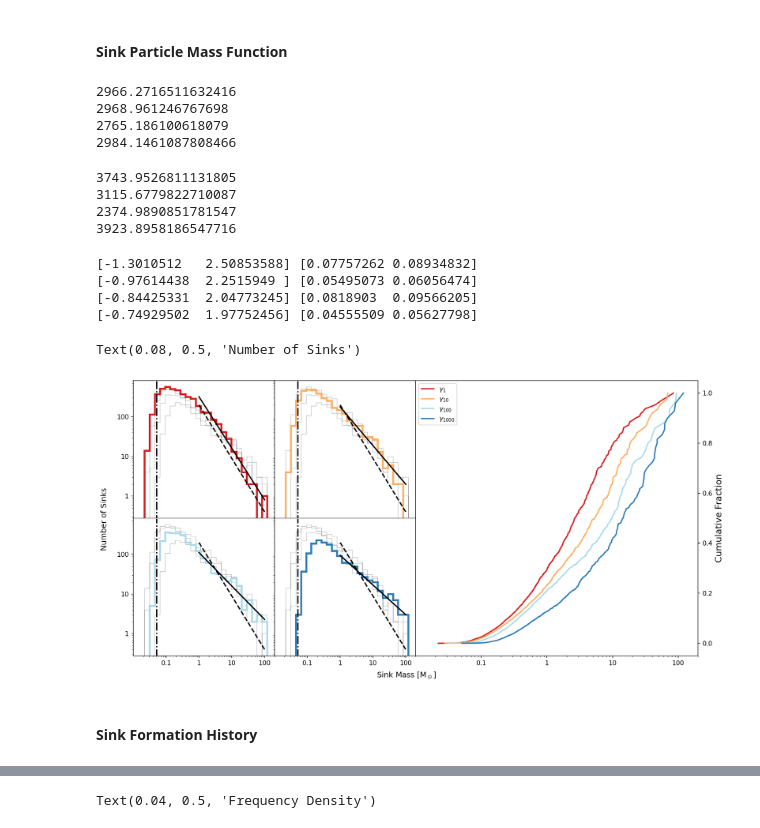
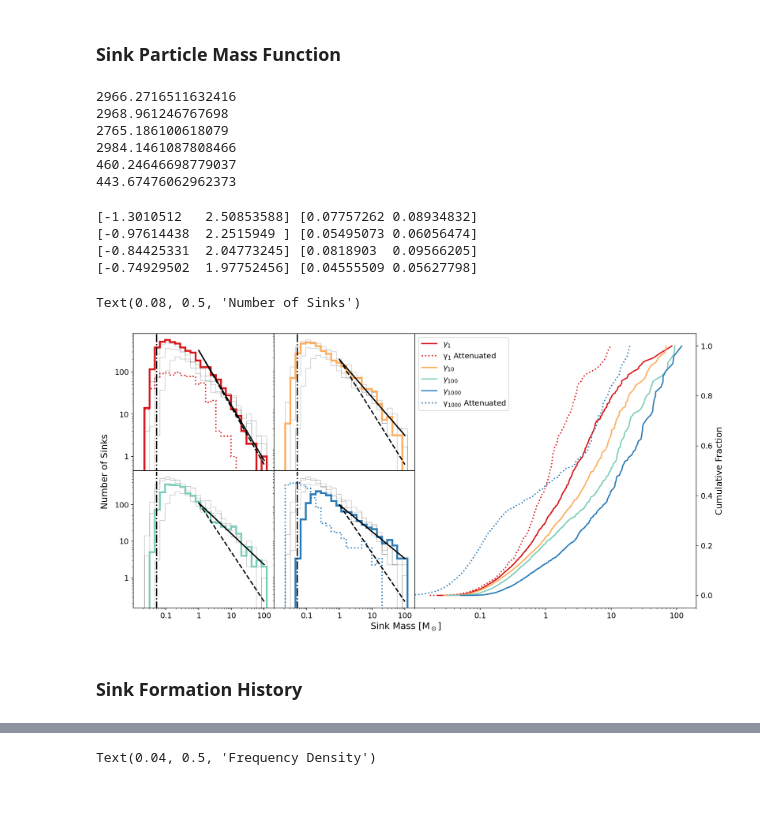
Before and after one commit to clonematthew/stardustCodes, a Jupyter notebook: sinkParticles.ipynb, the cells around one changed output, grey strips where cells are left out. Drawn from its saved outputs; the diff is of its cells as text; code cells hidden in the pictures; blank space fills up the shorter version.

```diff
--- a/sinkParticles.ipynb
+++ b/sinkParticles.ipynb
@@ -11,7 +12,7 @@ from aRead import readAREPO, readSinks
 import constants as c
 matplotlib.rcParams.update({'figure.dpi': 150})
 # %% [markdown]
-#### Sink Particle Mass Function
+### Sink Particle Mass Function
 # %%
 # Load in the sink data
 uv1s = readSinks(1, "/scratch/c.c1922522/bigClouds/UV1/sink_snap_148")
@@ -22,25 +23,17 @@ uv100s = readSinks(1, "/scratch/c.c1922522/bigClouds/UV100/sink_snap_166")
 print(np.sum(uv100s.sinkMass))
 uv1000s = readSinks(1, "/scratch/c.c1922522/bigClouds/UV1000/sink_snap_142")
 print(np.sum(uv1000s.sinkMass))
+
+uv1crs = readSinks(1, "/scratch/c.c1922522/bigClouds/UV1crAtt/sink_snap_089")
+uv1000crs = readSinks(1, "/scratch/c.c1922522/bigClouds/UV1000crAtt/sink_snap_087")
+print(np.sum(uv1crs.sinkMass))
+print(np.sum(uv1000crs.sinkMass))
 # %% [output]
 2966.2716511632416
 2968.961246767698
 2765.186100618079
 2984.1461087808466
+460.24646698779037
+443.67476062962373
-# %%
-# Load in the sink data
-uv1s = readSinks(1, "/scratch/c.c1922522/bigClouds/UV1/sink_snap_160")
-print(np.sum(uv1s.sinkMass))
-uv10s = readSinks(1, "/scratch/c.c1922522/bigClouds/UV10/sink_snap_160")
-print(np.sum(uv10s.sinkMass))
-uv100s = readSinks(1, "/scratch/c.c1922522/bigClouds/UV100/sink_snap_160")
-print(np.sum(uv100s.sinkMass))
-uv1000s = readSinks(1, "/scratch/c.c1922522/bigClouds/UV1000/sink_snap_160")
-print(np.sum(uv1000s.sinkMass))
-# %% [output]
-3743.9526811131805
-3115.6779822710087
-2374.9890851781547
-3923.8958186547716
 # %%
 # Create the bins to plot against
@@ -73,12 +65,14 @@ x = np.linspace(0, 2, 100)
 def jeansMass(density, temperature, mu=2.4):
     return ((np.pi * c.kB() / c.G())**(3/2) * (temperature**3 / (mu**4 * c.mProt()**4 * density))**(1/2)) / 1.991e33
 # %%
+plt.style.use("mattStyle")
+
 # Setup the figure and adjust
 fig, axs = plt.subplot_mosaic([['upper left', 'upper center', 'right', 'right'],
                                ['lower left', 'lower center', 'right', 'right']],
                               figsize=(16, 8), sharex=True)
 fig.subplots_adjust(hspace=0, wspace=0)
-matplotlib.rcParams.update({'figure.dpi': 150})
+#matplotlib.rcParams.update({'figure.dpi': 150})
 
 axes = ["upper left", "upper center", "lower left", "lower center"]
 labels = ["$\\gamma_1$", "$\\gamma_{10}$", "$\\gamma_{100}$", "$\\gamma_{1000}$"]
@@ -93,7 +87,11 @@ for i in range(4):
 
     hist = axs[axes[i]].hist(notThisPlot,  bins=bins, histtype="step", color=["k", "k", "k"], linestyle="-", alpha=0.2)
     hist = axs[axes[i]].hist(thisPlot, bins=bins, histtype="step", color=colors[i], linestyle="-", label="UV1", linewidth=3)
-    axs[axes[i]].plot(10**x, 200*(10**x)**(-1.35), "k", linestyle="--", linewidth=2)
+
+    if i == 0:
+        hist = axs[axes[i]].hist(uv1crs.sinkMass, bins=bins, histtype="step", color=colors[i], linestyle=":", linewidth=2)
+    elif i == 3:
+        hist = axs[axes[i]].hist(uv1000crs.sinkMass, bins=bins, histtype="step", color=colors[i], linestyle=":", linewidth=2)
 
     axs[axes[i]].set_xscale("log")
     axs[axes[i]].set_yscale("log")
@@ -114,33 +112,42 @@ for i in range(4):
     mass = hist[1][1:]
     nums = np.log10(hist[0])
     popt, pcov = curve_fit(powerLawFit, mass[mass>0], nums[mass>0])
+
+    axs[axes[i]].plot(10**x, (10**popt[1])*(10**x)**(-1.35), "k", linestyle="--", linewidth=2)
     axs[axes[i]].plot(10**x, 10**(powerLawFit(x, *popt)), "k", linewidth=2)
     print(popt, np.sqrt(np.diag(pcov)))
 
     #axs[axes[i]].text(0.1,0.5, "N = %s" % len(thisPlot))
 
 # Plot the cumulative distributions
 for i in range(4):
     mSort = np.sort(m[i])
     mCum = np.cumsum(mSort)
 
     # Plot the data
     axs["right"].plot(mSort, mCum/mCum[-1], color=colors[i], linewidth=2, label=labels[i])
 
+    if i == 0:
+        mSort = np.sort(uv1crs.sinkMass)
+        axs["right"].plot(mSort, np.cumsum(mSort)/np.cumsum(mSort)[-1], color=colors[i], linestyle=":", linewidth=2, label="$\\rm \gamma_{1}$ Attenuated")
+    elif i == 3:
+        mSort = np.sort(uv1000crs.sinkMass)
+        axs["right"].plot(mSort, np.cumsum(mSort)/np.cumsum(mSort)[-1], color=colors[i], linestyle=":", linewidth=2, label="$\\rm \gamma_{1000}$ Attenuated")
+
 axs["right"].yaxis.tick_right()
 axs["right"].set_ylabel("Cumulative Fraction", fontsize=14)
 axs["right"].yaxis.set_label_position("right")
 axs["right"].legend()
 axs['right'].set_xlim(0.01, 200)
 
 fig.supxlabel("Sink Mass $\\rm [M_\odot]$", y=0.06)
 fig.supylabel("Number of Sinks", x=0.08)
 # %% [output]
 [-1.3010512   2.50853588] [0.07757262 0.08934832]
 [-0.97614438  2.2515949 ] [0.05495073 0.06056474]
 [-0.84425331  2.04773245] [0.0818903  0.09566205]
 [-0.74929502  1.97752456] [0.04555509 0.05627798]
 Text(0.08, 0.5, 'Number of Sinks')
-[figure, old version]
+[figure, new version]
 # %% [markdown]
-#### Sink Formation History
+### Sink Formation History
```
Also changed, not shown: parts of 42 cells of this notebook, 3 other files.
